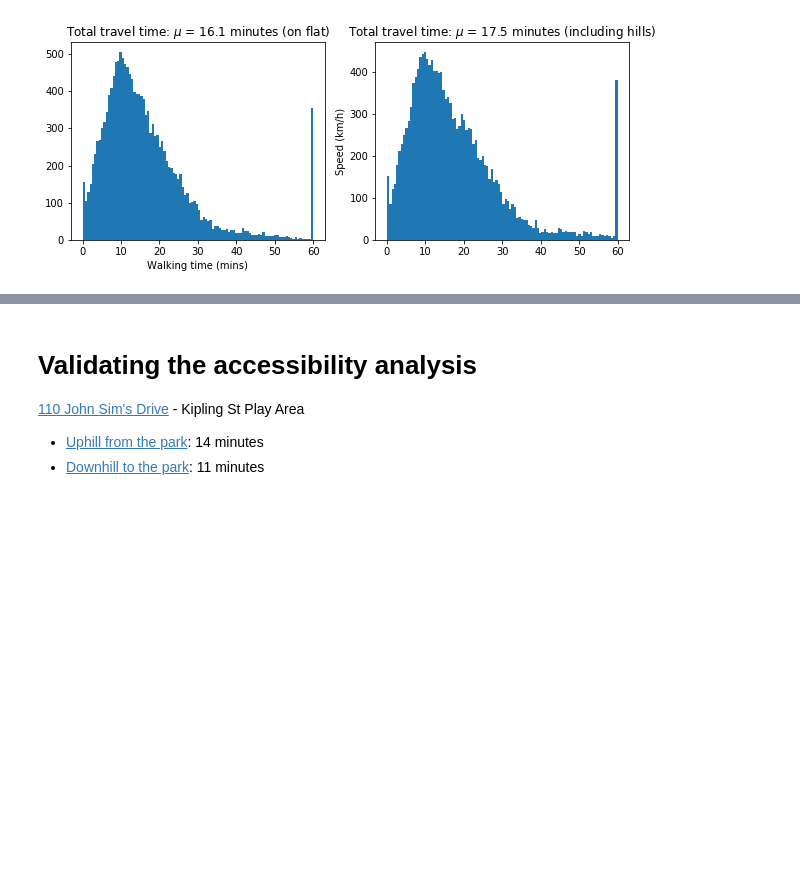
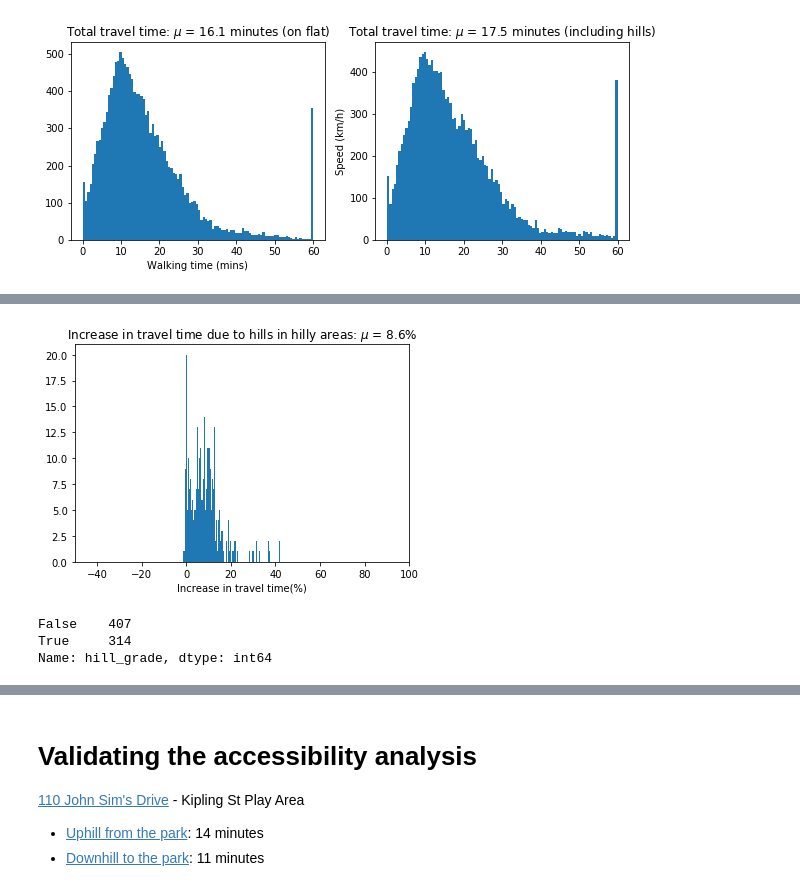
Before and after one commit to shriv/accessibility-series, a Jupyter notebook: Accounting for hills in accessibility analyses.ipynb, the cells around one changed output, grey strips where cells are left out. Saved outputs shown, nothing was run; the diff lists cells and outputs as text; code cells hidden in the pictures; blank space fills up the shorter version.

```diff
--- a/Accounting for hills in accessibility analyses.ipynb
+++ b/Accounting for hills in accessibility analyses.ipynb
@@ -385,0 +393,31 @@ plt.title('Difference in walking time (mins) due to hilly topology of Wellington
+# %%
+edges_gdfs_undir_inv['abs_grade'] = np.abs(edges_gdfs_undir_inv['grade'])
+u_grades = edges_gdfs_undir_inv.groupby('u').agg({'abs_grade': 'mean'}).reset_index().rename({'u': 'id'}, axis=1)
+v_grades = edges_gdfs_undir_inv.groupby('v').agg({'abs_grade': 'mean'}).reset_index().rename({'v': 'id'}, axis=1)
+
+all_node_grades = pd.concat([u_grades, v_grades]).groupby('id').agg({'abs_grade': 'mean'}).reset_index().drop_duplicates()
+# %%
+difference_df = pd.merge(diff_hills.reset_index(name='diff'), total_hills_1.reset_index(name='original'))
+difference_df['frac'] = difference_df['diff'] / difference_df['original']
+difference_df['frac'].fillna(0, inplace=True)
+
+# Join with node grade
+difference_df = pd.merge(difference_df, all_node_grades)
+difference_df['hill'] = difference_df['diff'] > 2
+difference_df['hill_grade'] = difference_df['abs_grade'] > 0.05
+
+# Plot hist
+key_diff = difference_df[difference_df['hill_grade'] == True]
+
+plt.hist(key_diff['frac'] * 100, bins=100);
+plt.title("Increase in travel time due to hills in hilly areas: $\mu$ = {:.1f}%".format(np.mean(key_diff['frac'] * 100)));
+plt.xlim(-50,100);
+plt.xlabel('Increase in travel time(%)');
+# %% [output]
+[figure, added]
+# %%
+difference_df['hill_grade'].value_counts()
+# %% [output]
+False    407
+True     314
+Name: hill_grade, dtype: int64
```
Also changed, not shown: parts of 33 cells of this notebook.
